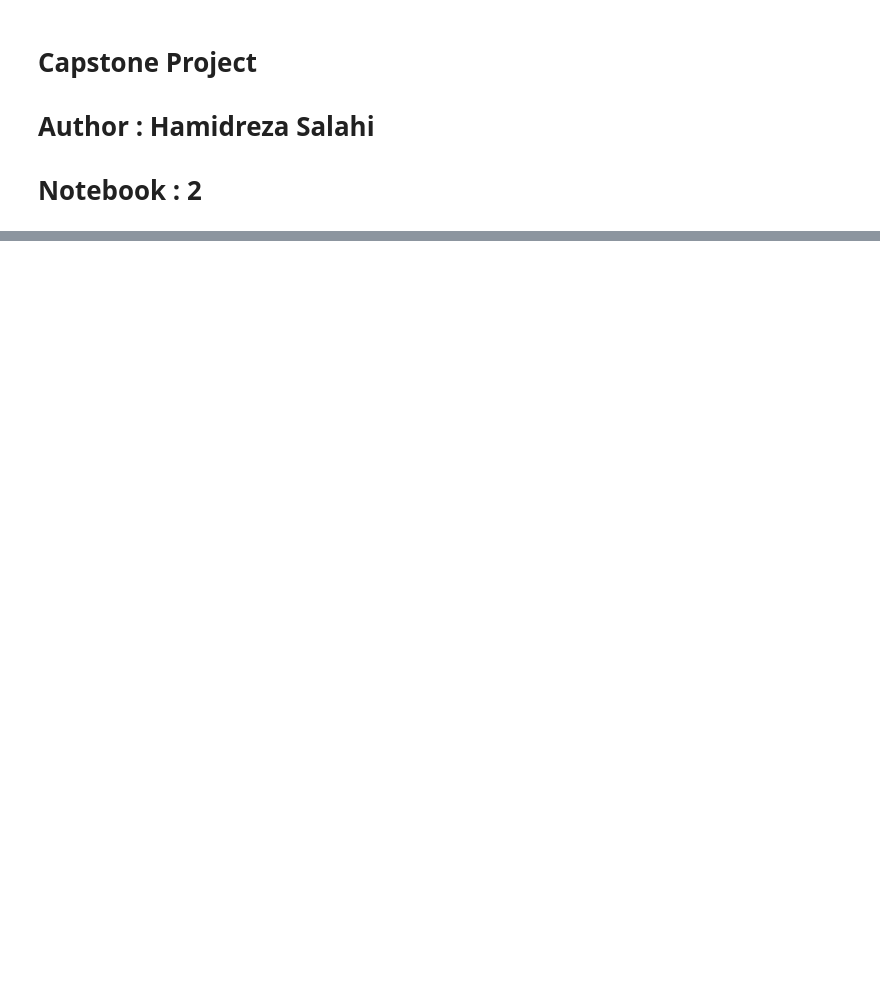
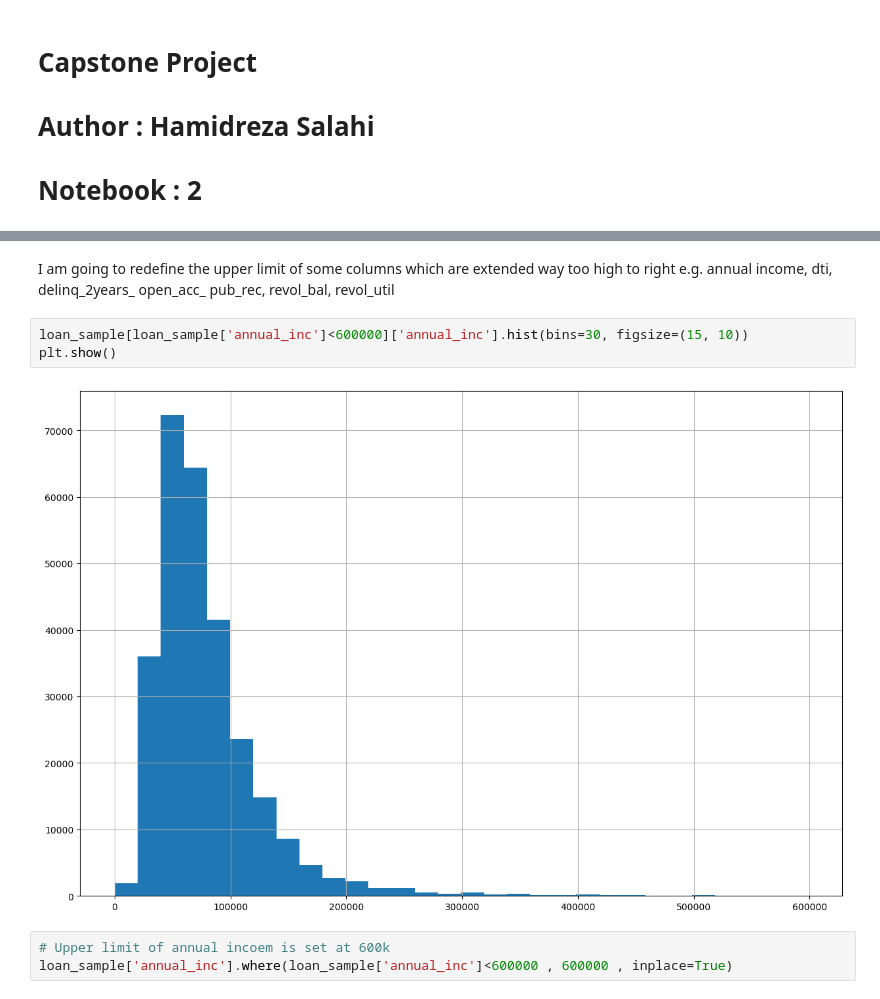
Before and after one commit to hsalahi23/Loan-application-predictor, a Jupyter notebook: Notebook2.ipynb, the cells around one changed output, grey strips where cells are left out. Drawn from its saved outputs; the diff is of its cells as text; blank space fills up the shorter version.

```diff
--- a/Notebook2.ipynb
+++ b/Notebook2.ipynb
@@ -168,0 +38,10 @@ loan_sample.columns
+# %% [markdown]
+I am going to redefine the upper limit of some columns which are extended way too high to right e.g. annual income, dti, delinq_2years_ open_acc_ pub_rec, revol_bal, revol_util
+# %%
+loan_sample[loan_sample['annual_inc']<600000]['annual_inc'].hist(bins=30, figsize=(15, 10))
+plt.show()
+# %% [output]
+[figure, added]
+# %%
+# Upper limit of annual incoem is set at 600k
+loan_sample['annual_inc'].where(loan_sample['annual_inc']<600000 , 600000 , inplace=True)
```
Also changed, not shown: parts of 61 cells of this notebook, 1 other file.
